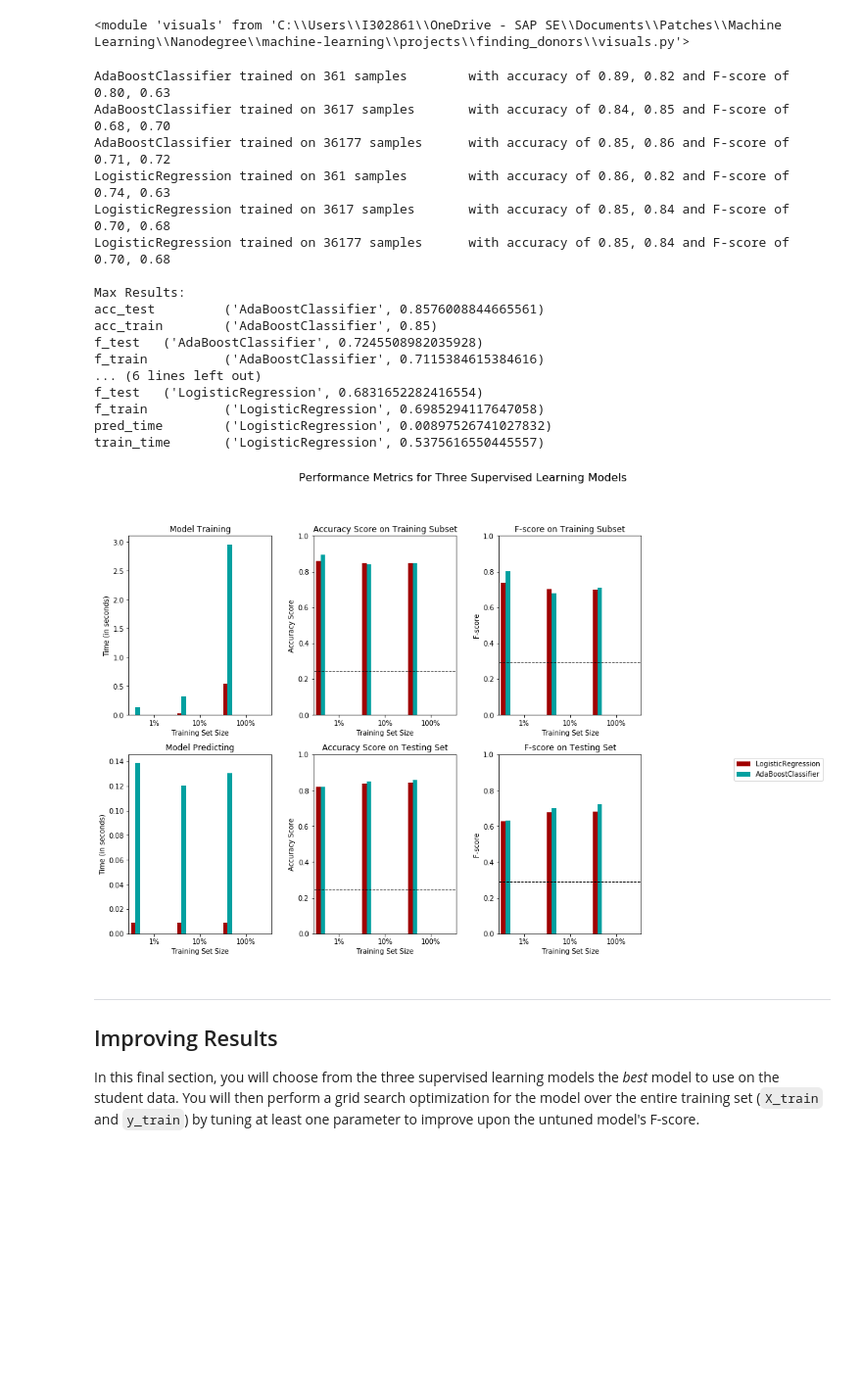
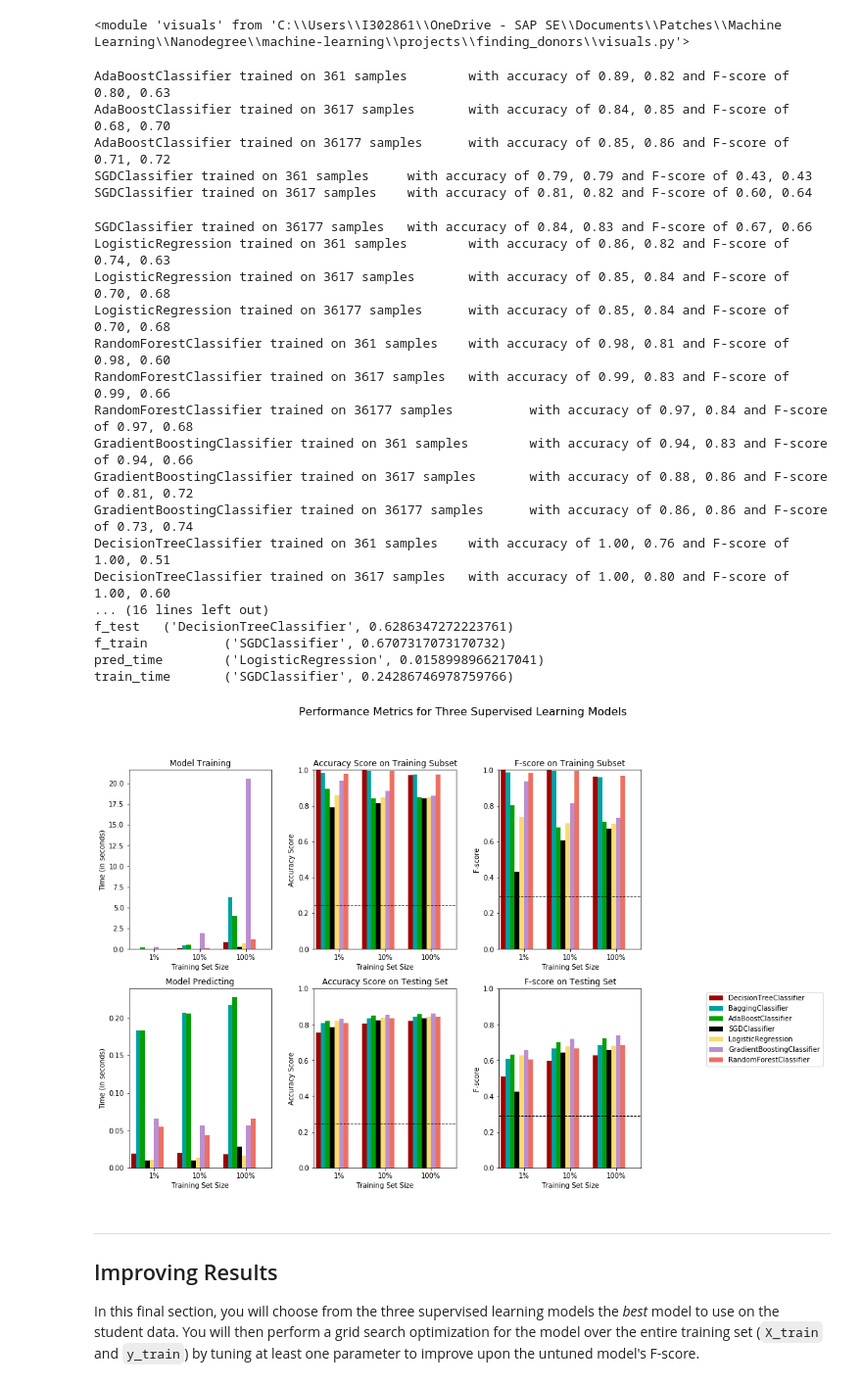
Before and after one commit to samiriff/MLND-finding-donors, a Jupyter notebook: finding_donors.ipynb, the cells around one changed output. Shown at 98% size. Drawn from its saved outputs; the diff is of its cells as text; code cells hidden in the pictures; blank space fills up the shorter version.

```diff
--- a/finding_donors.ipynb
+++ b/finding_donors.ipynb
@@ -644,49 +644,54 @@ clf_G = BaggingClassifier(random_state=42)
 # HINT: samples_10 is 10% of samples_100 (ensure to set the count of the values to be `int` and not `float`)
 # HINT: samples_1 is 1% of samples_100 (ensure to set the count of the values to be `int` and not `float`)
 samples_100 = len(y_train)
 samples_10 = int(0.1 * len(y_train))
 samples_1 = int(0.01 * len(y_train))
 
 # Collect results on the learners
 results = {}
 max_results = {}
 min_results = {}
-for clf in [clf_A, clf_C]:
+for clf in [clf_A, clf_B, clf_C, clf_D, clf_E, clf_F, clf_G]:
     clf_name = clf.__class__.__name__
     results[clf_name] = {}
     for i, samples in enumerate([samples_1, samples_10, samples_100]):
         results[clf_name][i] = train_predict(clf, samples, X_train, y_train, X_test, y_test)
     save_max_results(clf_name, results[clf_name][2], max_results, 'max')
     save_max_results(clf_name, results[clf_name][2], min_results, 'min')
 
 print()
 print('Max Results: ')
 display_max_results(max_results)
 print()
 print('Min Results: ')
 display_max_results(min_results)
 
 # Run metrics visualization for the three supervised learning models chosen
 vs.evaluate(results, accuracy, fscore)
 # %% [output]
 AdaBoostClassifier trained on 361 samples        with accuracy of 0.89, 0.82 and F-score of 0.80, 0.63
 AdaBoostClassifier trained on 3617 samples       with accuracy of 0.84, 0.85 and F-score of 0.68, 0.70
 AdaBoostClassifier trained on 36177 samples      with accuracy of 0.85, 0.86 and F-score of 0.71, 0.72
-LogisticRegression trained on 361 samples        with accuracy of 0.86, 0.82 and F-score of 0.74, 0.63
-LogisticRegression trained on 3617 samples       with accuracy of 0.85, 0.84 and F-score of 0.70, 0.68
-LogisticRegression trained on 36177 samples      with accuracy of 0.85, 0.84 and F-score of 0.70, 0.68
-
-Max Results:
-acc_test         ('AdaBoostClassifier', 0.8576008844665561)
-acc_train        ('AdaBoostClassifier', 0.85)
-f_test   ('AdaBoostClassifier', 0.7245508982035928)
-f_train          ('AdaBoostClassifier', 0.7115384615384616)
-... (6 lines left out)
-f_test   ('LogisticRegression', 0.6831652282416554)
-f_train          ('LogisticRegression', 0.6985294117647058)
-pred_time        ('LogisticRegression', 0.00897526741027832)
-train_time       ('LogisticRegression', 0.5375616550445557)
+SGDClassifier trained on 361 samples     with accuracy of 0.79, 0.79 and F-score of 0.43, 0.43
+SGDClassifier trained on 3617 samples    with accuracy of 0.81, 0.82 and F-score of 0.60, 0.64
+SGDClassifier trained on 36177 samples   with accuracy of 0.84, 0.83 and F-score of 0.67, 0.66
+LogisticRegression trained on 361 samples        with accuracy of 0.86, 0.82 and F-score of 0.74, 0.63
+LogisticRegression trained on 3617 samples       with accuracy of 0.85, 0.84 and F-score of 0.70, 0.68
+LogisticRegression trained on 36177 samples      with accuracy of 0.85, 0.84 and F-score of 0.70, 0.68
+RandomForestClassifier trained on 361 samples    with accuracy of 0.98, 0.81 and F-score of 0.98, 0.60
+RandomForestClassifier trained on 3617 samples   with accuracy of 0.99, 0.83 and F-score of 0.99, 0.66
+RandomForestClassifier trained on 36177 samples          with accuracy of 0.97, 0.84 and F-score of 0.97, 0.68
+GradientBoostingClassifier trained on 361 samples        with accuracy of 0.94, 0.83 and F-score of 0.94, 0.66
+GradientBoostingClassifier trained on 3617 samples       with accuracy of 0.88, 0.86 and F-score of 0.81, 0.72
+GradientBoostingClassifier trained on 36177 samples      with accuracy of 0.86, 0.86 and F-score of 0.73, 0.74
+DecisionTreeClassifier trained on 361 samples    with accuracy of 1.00, 0.76 and F-score of 1.00, 0.51
+DecisionTreeClassifier trained on 3617 samples   with accuracy of 1.00, 0.80 and F-score of 1.00, 0.60
+... (16 lines left out)
+f_test   ('DecisionTreeClassifier', 0.6286347272223761)
+f_train          ('SGDClassifier', 0.6707317073170732)
+pred_time        ('LogisticRegression', 0.0158998966217041)
+train_time       ('SGDClassifier', 0.24286746978759766)
-[figure, old version]
+[figure, new version]
 # %% [markdown]
 ----
 ## Improving Results
```
Also changed, not shown: parts of 1 cell of this notebook.
